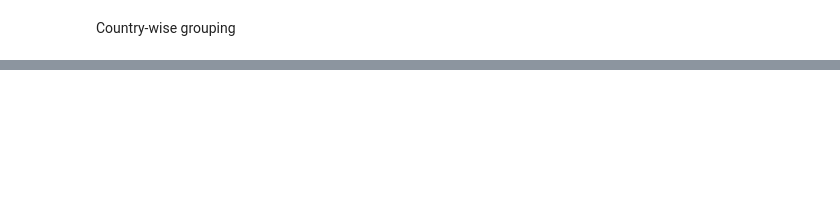
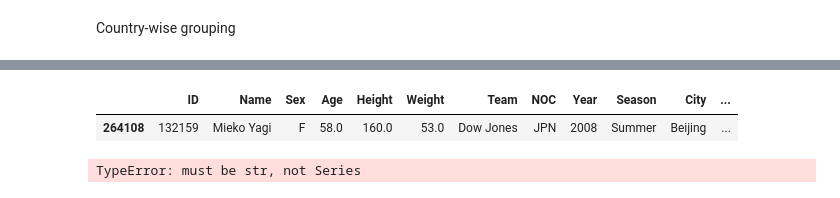
Before and after one commit to njuliann/athlete_events, a Jupyter notebook: athletes.ipynb, the cells around one changed output, grey strips where cells are left out. Cells and saved outputs as stored; diff of their text form; code cells hidden in the pictures; blank space fills up the shorter version.

```diff
--- a/athletes.ipynb
+++ b/athletes.ipynb
@@ -142,0 +157,6 @@ Country-wise grouping
+# %%
+df.query('Team == "30. Februar"')
+df.query('Team == "Dow Jones"')
+# %% [output]
+|  | ID | Name | Sex | Age | Height | Weight | Team | NOC | Year | Season | City | ... |
+| 264108 | 132159 | Mieko Yagi | F | 58.0 | 160.0 | 53.0 | Dow Jones | JPN | 2008 | Summer | Beijing | ... |
@@ -142,0 +165,4 @@ Country-wise grouping
+# %%
+[j.count(df.Team) for j in pd.unique(df.Team)]
+# %% [output]
+TypeError: must be str, not Series
```
Also changed, not shown: parts of 17 cells of this notebook.
